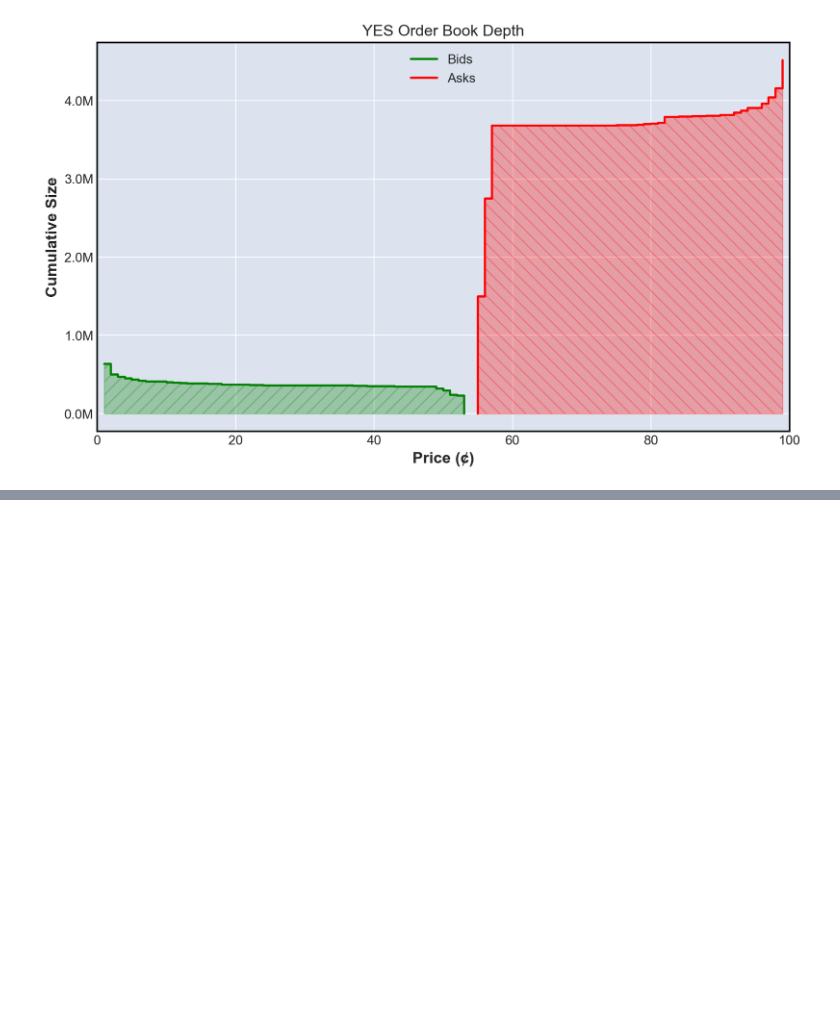
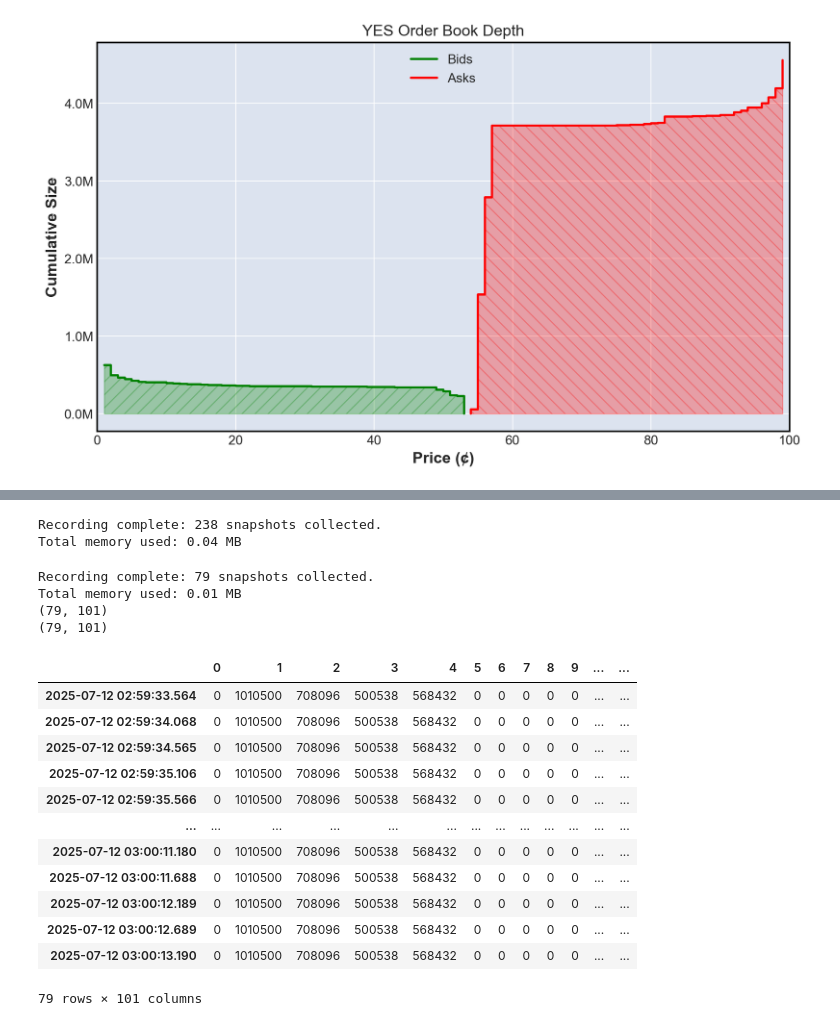
Before and after one commit to NiccoloComati/mykalshi, a Jupyter notebook: main.ipynb, the cells around one changed output, grey strips where cells are left out. Drawn from its saved outputs; the diff is of its cells as text; code cells hidden in the pictures; blank space fills up the shorter version.

```diff
--- a/main.ipynb
+++ b/main.ipynb
@@ -755,0 +879,50 @@ asks_ts
+# %%
+snapshot = record_orderbook_time_series("KXFEDDECISION-25JUL-C25", duration_secs=120, interval_secs=0.5)
+# %% [output]
+Recording complete: 238 snapshots collected.
+Total memory used: 0.04 MB
+# %%
+import pandas as pd
+
+def snapshot_list_to_dfs(snapshots):
+    price_levels = list(range(101))
+    bids_ts = pd.DataFrame(columns=price_levels)
+    asks_ts = pd.DataFrame(columns=price_levels)
+
+    for snap in snapshots:
+        timestamp = snap["timestamp"]
+        bids_row = {int(p): snap["bids"].get(p, 0) for p in price_levels}
+        asks_row = {int(p): snap["asks"].get(p, 0) for p in price_levels}
+        bids_ts.loc[timestamp] = bids_row
+        asks_ts.loc[timestamp] = asks_row
+
+    return bids_ts.astype(int), asks_ts.astype(int)
+# %%
+# Record snapshots
+snapshots = record_orderbook_time_series("KXFEDDECISION-25JUL-C25", duration_secs=40, interval_secs=0.5)
+
+# Convert back to DataFrames
+bids_df, asks_df = snapshot_list_to_dfs(snapshots)
+
+# Now you can verify:
+print(bids_df.shape)
+print(asks_df.shape)
+bids_df
+# %% [output]
+Recording complete: 79 snapshots collected.
+Total memory used: 0.01 MB
+(79, 101)
+(79, 101)
+|  | 0 | 1 | 2 | 3 | 4 | 5 | 6 | 7 | 8 | 9 | ... | ... |
+| 2025-07-12 02:59:33.564 | 0 | 1010500 | 708096 | 500538 | 568432 | 0 | 0 | 0 | 0 | 0 | ... | ... |
+| 2025-07-12 02:59:34.068 | 0 | 1010500 | 708096 | 500538 | 568432 | 0 | 0 | 0 | 0 | 0 | ... | ... |
+| 2025-07-12 02:59:34.565 | 0 | 1010500 | 708096 | 500538 | 568432 | 0 | 0 | 0 | 0 | 0 | ... | ... |
+| 2025-07-12 02:59:35.106 | 0 | 1010500 | 708096 | 500538 | 568432 | 0 | 0 | 0 | 0 | 0 | ... | ... |
+| 2025-07-12 02:59:35.566 | 0 | 1010500 | 708096 | 500538 | 568432 | 0 | 0 | 0 | 0 | 0 | ... | ... |
+| ... | ... | ... | ... | ... | ... | ... | ... | ... | ... | ... | ... | ... |
+| 2025-07-12 03:00:11.180 | 0 | 1010500 | 708096 | 500538 | 568432 | 0 | 0 | 0 | 0 | 0 | ... | ... |
+| 2025-07-12 03:00:11.688 | 0 | 1010500 | 708096 | 500538 | 568432 | 0 | 0 | 0 | 0 | 0 | ... | ... |
+| 2025-07-12 03:00:12.189 | 0 | 1010500 | 708096 | 500538 | 568432 | 0 | 0 | 0 | 0 | 0 | ... | ... |
+| 2025-07-12 03:00:12.689 | 0 | 1010500 | 708096 | 500538 | 568432 | 0 | 0 | 0 | 0 | 0 | ... | ... |
+| 2025-07-12 03:00:13.190 | 0 | 1010500 | 708096 | 500538 | 568432 | 0 | 0 | 0 | 0 | 0 | ... | ... |
+79 rows × 101 columns
```
Also changed, not shown: parts of 25 cells of this notebook.
